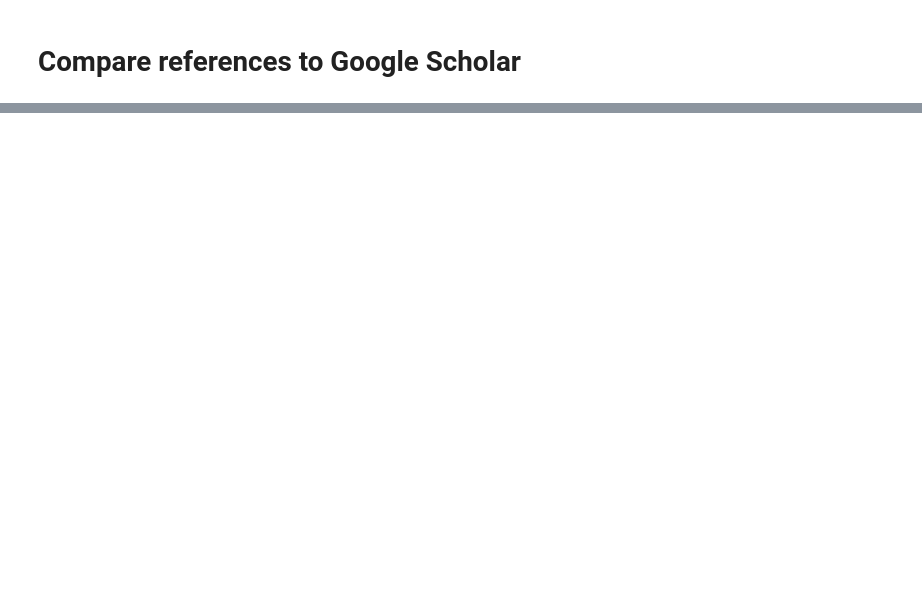
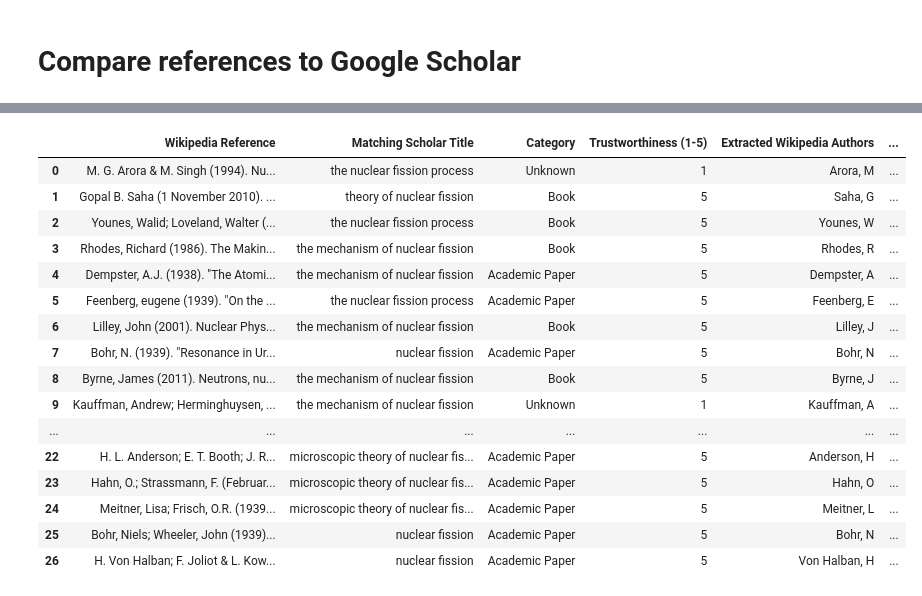
Before and after one commit to alaignelet/wiki_analysis, a Jupyter notebook: script.ipynb, the cells around one changed output, grey strips where cells are left out. Cells and saved outputs as stored; diff of their text form; code cells hidden in the pictures; blank space fills up the shorter version.

```diff
--- a/script.ipynb
+++ b/script.ipynb
@@ -316,0 +442,20 @@ df_comparison.to_csv(f"{title.replace(" ", "_").lower()}_comparison.csv")
+# %%
+df_comparison
+# %% [output]
+|  | Wikipedia Reference | Matching Scholar Title | Category | Trustworthiness (1-5) | Extracted Wikipedia Authors | ... |
+| 0 | M. G. Arora & M. Singh (1994). Nu... | the nuclear fission process | Unknown | 1 | Arora, M | ... |
+| 1 | Gopal B. Saha (1 November 2010). ... | theory of nuclear fission | Book | 5 | Saha, G | ... |
+| 2 | Younes, Walid; Loveland, Walter (... | the nuclear fission process | Book | 5 | Younes, W | ... |
+| 3 | Rhodes, Richard (1986). The Makin... | the mechanism of nuclear fission | Book | 5 | Rhodes, R | ... |
+| 4 | Dempster, A.J. (1938). "The Atomi... | the mechanism of nuclear fission | Academic Paper | 5 | Dempster, A | ... |
+| 5 | Feenberg, eugene (1939). "On the ... | the nuclear fission process | Academic Paper | 5 | Feenberg, E | ... |
+| 6 | Lilley, John (2001). Nuclear Phys... | the mechanism of nuclear fission | Book | 5 | Lilley, J | ... |
+| 7 | Bohr, N. (1939). "Resonance in Ur... | nuclear fission | Academic Paper | 5 | Bohr, N | ... |
+| 8 | Byrne, James (2011). Neutrons, nu... | the mechanism of nuclear fission | Book | 5 | Byrne, J | ... |
+| 9 | Kauffman, Andrew; Herminghuysen, ... | the mechanism of nuclear fission | Unknown | 1 | Kauffman, A | ... |
+| ... | ... | ... | ... | ... | ... | ... |
+| 22 | H. L. Anderson; E. T. Booth; J. R... | microscopic theory of nuclear fis... | Academic Paper | 5 | Anderson, H | ... |
+| 23 | Hahn, O.; Strassmann, F. (Februar... | microscopic theory of nuclear fis... | Academic Paper | 5 | Hahn, O | ... |
+| 24 | Meitner, Lisa; Frisch, O.R. (1939... | microscopic theory of nuclear fis... | Academic Paper | 5 | Meitner, L | ... |
+| 25 | Bohr, Niels; Wheeler, John (1939)... | nuclear fission | Academic Paper | 5 | Bohr, N | ... |
+| 26 | H. Von Halban; F. Joliot & L. Kow... | nuclear fission | Academic Paper | 5 | Von Halban, H | ... |
```
Also changed, not shown: parts of 3 cells of this notebook, 3 other files.
